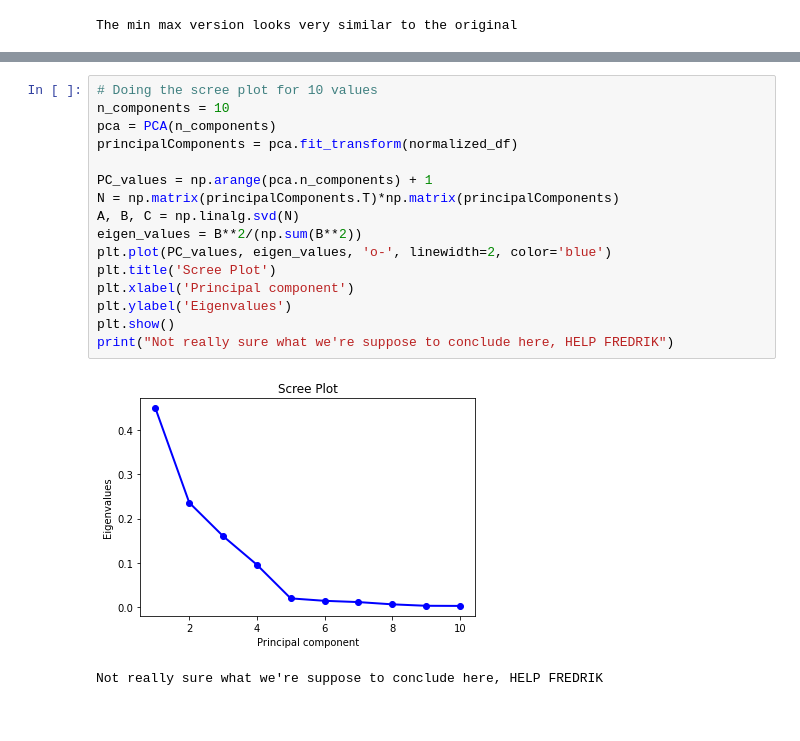
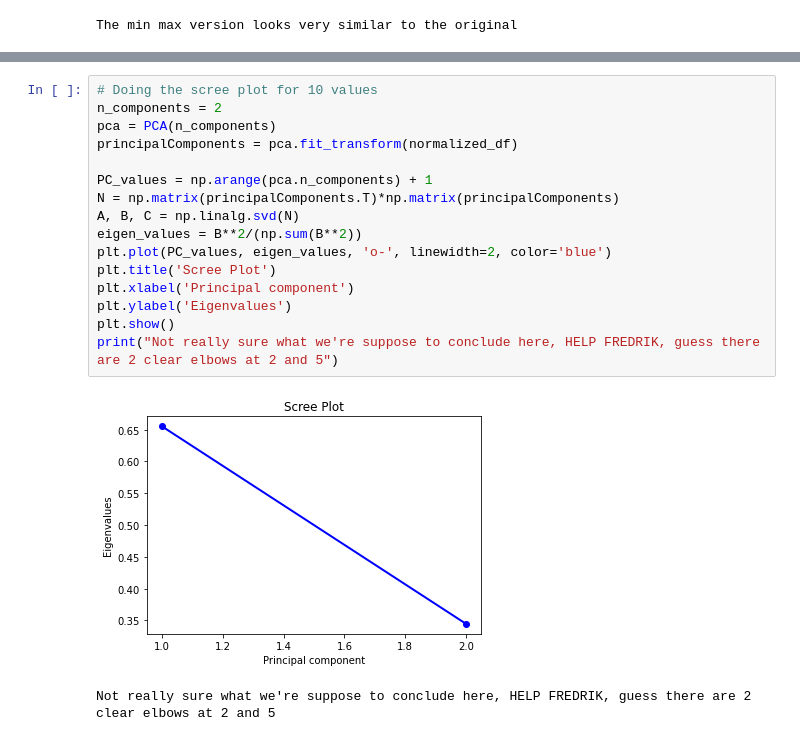
Before and after one commit to antonsandberg/Big-Data, a Jupyter notebook: Project2.ipynb, the cells around one changed output, grey strips where cells are left out. Drawn from its saved outputs; the diff is of its cells as text.

```diff
--- a/Project2.ipynb
+++ b/Project2.ipynb
@@ -178,20 +178,20 @@ print('Here we can see that there are some clustered areas, however there is har
 Here we can see that there are some clustered areas, however there is hard to see a cluster count from here
 # %%
 # Doing the scree plot for 10 values
-n_components = 10
+n_components = 2
 pca = PCA(n_components)
 principalComponents = pca.fit_transform(normalized_df)
 
 PC_values = np.arange(pca.n_components) + 1
 N = np.matrix(principalComponents.T)*np.matrix(principalComponents)
 A, B, C = np.linalg.svd(N)
 eigen_values = B**2/(np.sum(B**2))
 plt.plot(PC_values, eigen_values, 'o-', linewidth=2, color='blue')
 plt.title('Scree Plot')
 plt.xlabel('Principal component')
 plt.ylabel('Eigenvalues')
 plt.show()
-print("Not really sure what we're suppose to conclude here, HELP FREDRIK")
+print("Not really sure what we're suppose to conclude here, HELP FREDRIK, guess there are 2 clear elbows at 2 and 5")
 # %% [output]
-[figure, old version]
+[figure, new version]
-Not really sure what we're suppose to conclude here, HELP FREDRIK
+Not really sure what we're suppose to conclude here, HELP FREDRIK, guess there are 2 clear elbows at 2 and 5
```
Also changed, not shown: parts of 5 cells of this notebook.
